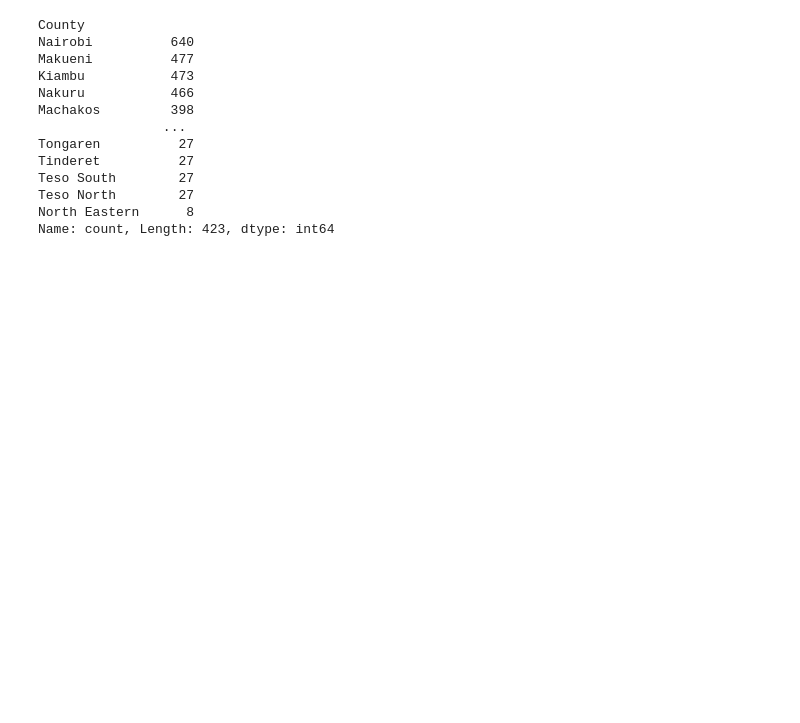
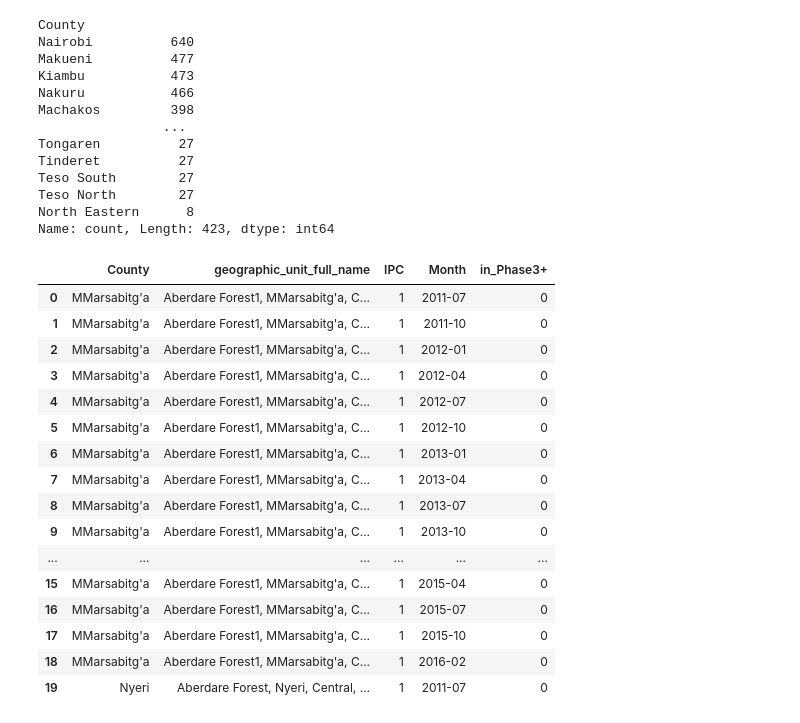
Before and after one commit to MrDenzy/PHASE-5-PROJECT---PREDICTING-FOOD-INSECURITY, a Jupyter notebook: notebooks/data_explore.ipynb, the cells around one changed output. Drawn from its saved outputs; the diff is of its cells as text; code cells hidden in the pictures; blank space fills up the shorter version.

Commit message:
cleaned_ipc final version

```diff
--- a/notebooks/data_explore.ipynb
+++ b/notebooks/data_explore.ipynb
@@ -498,0 +501,22 @@ ipc_merged.to_csv('./data/cleaned_ipc.csv',index=False)
+# %%
+# opening cleaned_ipc
+c_ipc = pd.read_csv('./data/cleaned_ipc.csv')
+c_ipc.head(20)
+# %% [output]
+|  | County | geographic_unit_full_name | IPC | Month | in_Phase3+ |
+| 0 | MMarsabitg'a | Aberdare Forest1, MMarsabitg'a, C... | 1 | 2011-07 | 0 |
+| 1 | MMarsabitg'a | Aberdare Forest1, MMarsabitg'a, C... | 1 | 2011-10 | 0 |
+| 2 | MMarsabitg'a | Aberdare Forest1, MMarsabitg'a, C... | 1 | 2012-01 | 0 |
+| 3 | MMarsabitg'a | Aberdare Forest1, MMarsabitg'a, C... | 1 | 2012-04 | 0 |
+| 4 | MMarsabitg'a | Aberdare Forest1, MMarsabitg'a, C... | 1 | 2012-07 | 0 |
+| 5 | MMarsabitg'a | Aberdare Forest1, MMarsabitg'a, C... | 1 | 2012-10 | 0 |
+| 6 | MMarsabitg'a | Aberdare Forest1, MMarsabitg'a, C... | 1 | 2013-01 | 0 |
+| 7 | MMarsabitg'a | Aberdare Forest1, MMarsabitg'a, C... | 1 | 2013-04 | 0 |
+| 8 | MMarsabitg'a | Aberdare Forest1, MMarsabitg'a, C... | 1 | 2013-07 | 0 |
+| 9 | MMarsabitg'a | Aberdare Forest1, MMarsabitg'a, C... | 1 | 2013-10 | 0 |
+| ... | ... | ... | ... | ... | ... |
+| 15 | MMarsabitg'a | Aberdare Forest1, MMarsabitg'a, C... | 1 | 2015-04 | 0 |
+| 16 | MMarsabitg'a | Aberdare Forest1, MMarsabitg'a, C... | 1 | 2015-07 | 0 |
+| 17 | MMarsabitg'a | Aberdare Forest1, MMarsabitg'a, C... | 1 | 2015-10 | 0 |
+| 18 | MMarsabitg'a | Aberdare Forest1, MMarsabitg'a, C... | 1 | 2016-02 | 0 |
+| 19 | Nyeri | Aberdare Forest, Nyeri, Central, ... | 1 | 2011-07 | 0 |
```
Also changed, not shown: parts of 13 cells of this notebook, 2 other files.
